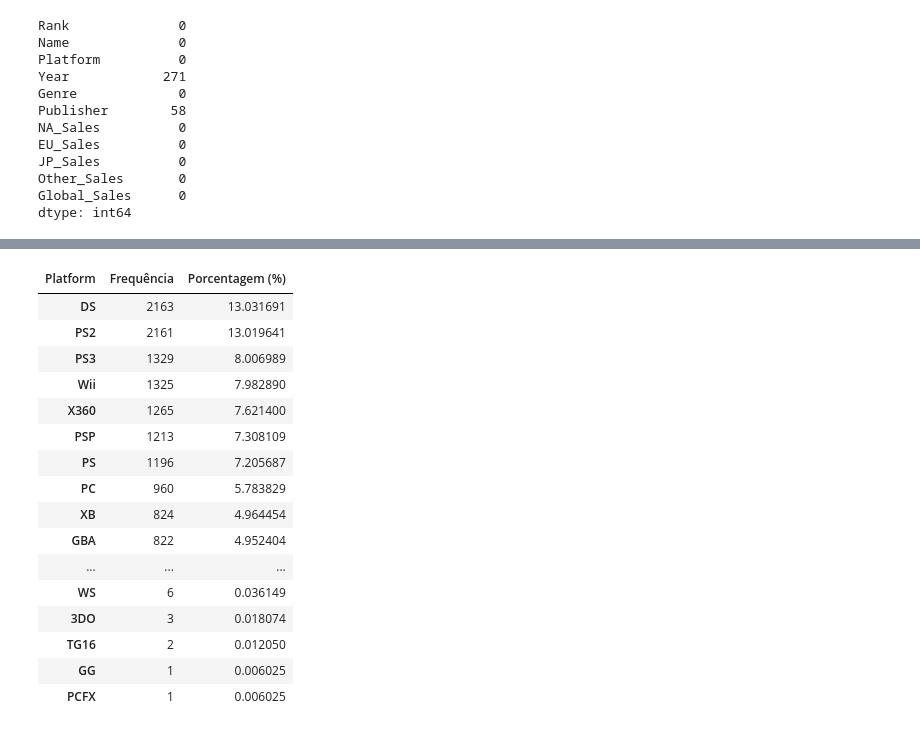
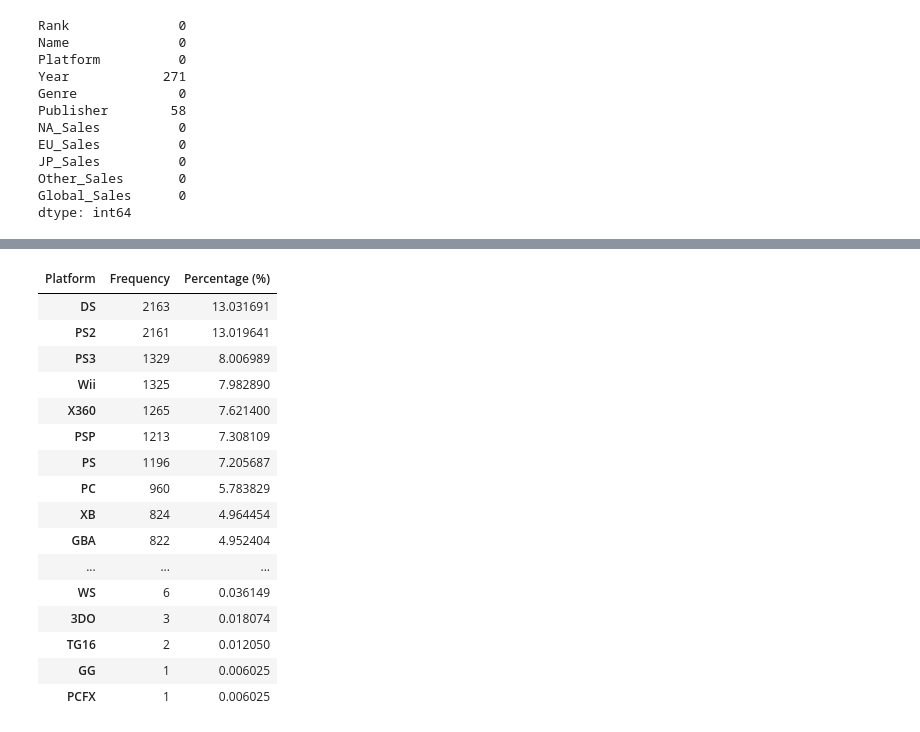
Before and after one commit to DavidCumaru/VideoGameSales, a Jupyter notebook: Video Game Sales.ipynb, the cells around one changed output, grey strips where cells are left out. Cells and saved outputs as stored; diff of their text form; code cells hidden in the pictures.

```diff
--- a/Video Game Sales.ipynb
+++ b/Video Game Sales.ipynb
@@ -155,13 +175,13 @@ dist_freq_qualitativas
 | Know How 2 | 1 | 0.006025 |
 11493 rows × 2 columns
 # %%
-frequencia = df['Platform'].value_counts()
-percentual = df['Platform'].value_counts(normalize = True) * 100
-dist_freq_qualitativas = pd.DataFrame({'Frequência': frequencia, 'Porcentagem (%)': percentual})
-dist_freq_qualitativas.rename_axis('Platform', axis= 'columns', inplace = True)
-dist_freq_qualitativas
+plat_freq = df['Platform'].value_counts()
+plat_percent = df['Platform'].value_counts(normalize = True) * 100
+freq_dist_platform = pd.DataFrame({'Frequency': plat_freq, 'Percentage (%)': plat_percent})
+freq_dist_platform.rename_axis('Platform', axis= 'columns', inplace = True)
+freq_dist_platform
 # %% [output]
-| Platform | Frequência | Porcentagem (%) |
+| Platform | Frequency | Percentage (%) |
 | DS | 2163 | 13.031691 |
 | PS2 | 2161 | 13.019641 |
 | PS3 | 1329 | 8.006989 |
```
Also changed, not shown: parts of 26 cells of this notebook.
